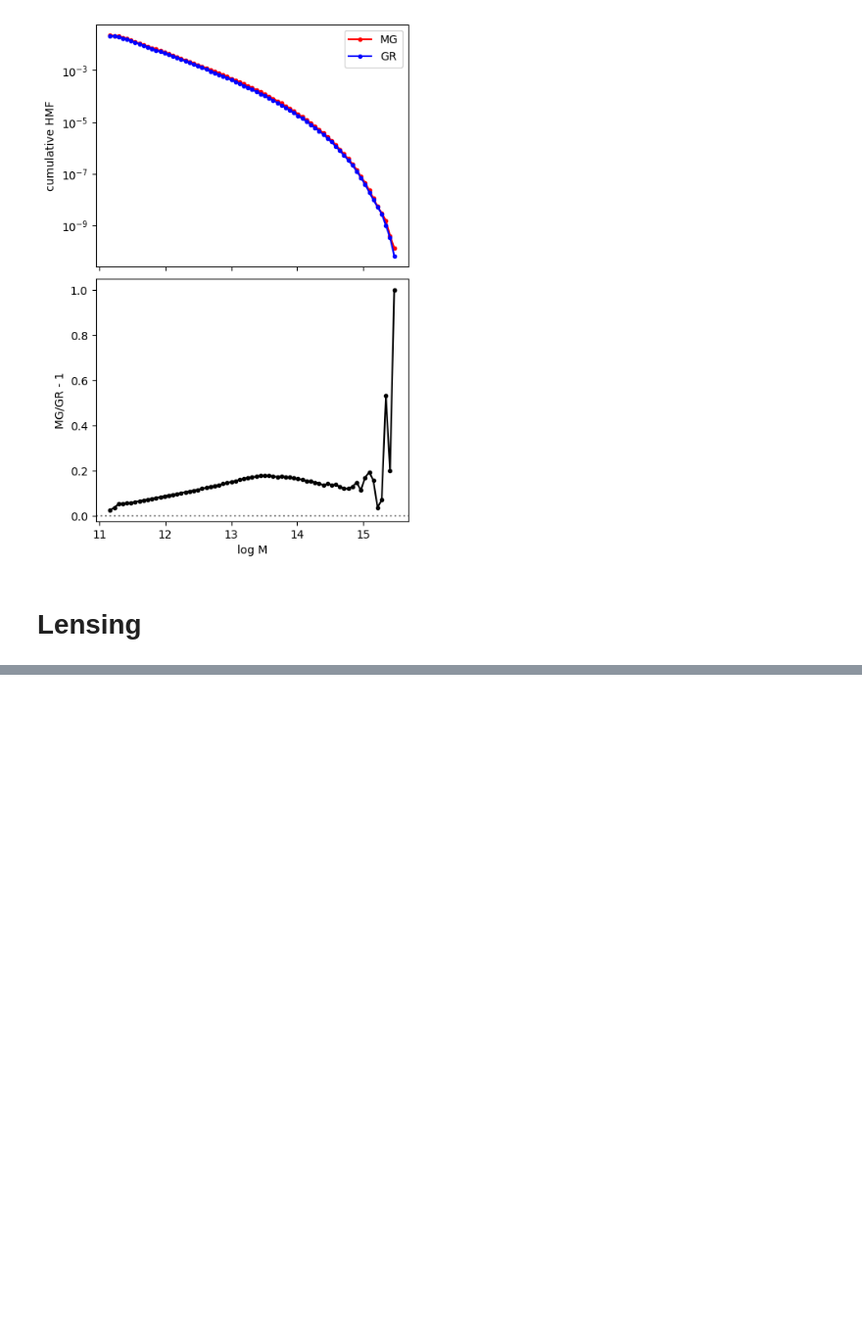
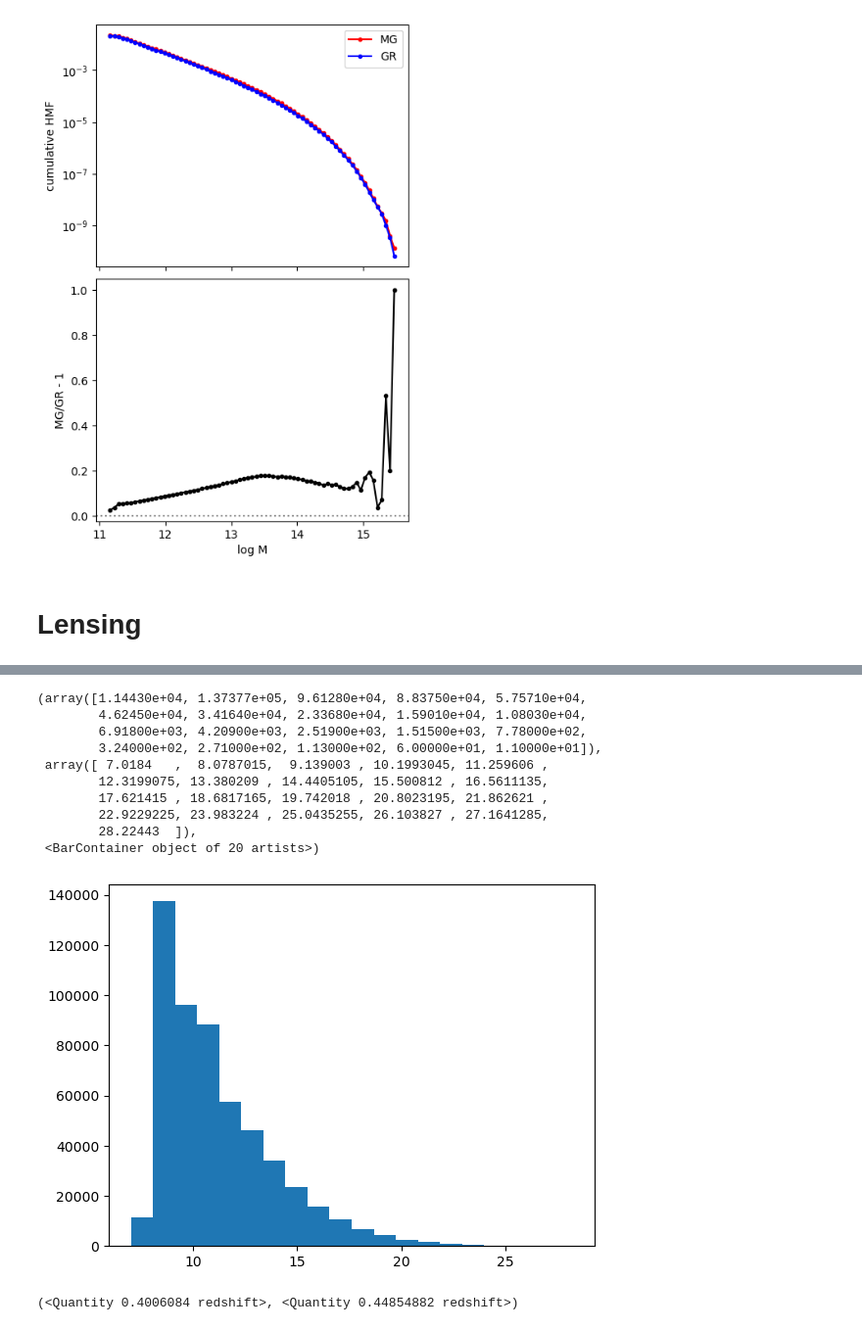
Before and after one commit to francaporaso/modified_gravity, a Jupyter notebook: tests.ipynb, the cells around one changed output, grey strips where cells are left out. Shown: that part at 98% size. Saved outputs shown, nothing was run; the diff lists cells and outputs as text; code cells hidden in the pictures; blank space fills up the shorter version.

```diff
--- a/tests.ipynb
+++ b/tests.ipynb
@@ -395,0 +369,14 @@ plt.scatter(L_fr[1],np.sin(np.pi*L_fr[2]/180.0),
+# %%
+plt.hist(L_fr[0], bins=20)
+# %% [output]
+(array([1.14430e+04, 1.37377e+05, 9.61280e+04, 8.83750e+04, 5.75710e+04,
+        4.62450e+04, 3.41640e+04, 2.33680e+04, 1.59010e+04, 1.08030e+04,
+        6.91800e+03, 4.20900e+03, 2.51900e+03, 1.51500e+03, 7.78000e+02,
+        3.24000e+02, 2.71000e+02, 1.13000e+02, 6.00000e+01, 1.10000e+01]),
+ array([ 7.0184   ,  8.0787015,  9.139003 , 10.1993045, 11.259606 ,
+        12.3199075, 13.380209 , 14.4405105, 15.500812 , 16.5611135,
+        17.621415 , 18.6817165, 19.742018 , 20.8023195, 21.862621 ,
+        22.9229225, 23.983224 , 25.0435255, 26.103827 , 27.1641285,
+        28.22443  ]),
+ <BarContainer object of 20 artists>)
+[figure, added]
@@ -395,0 +401,4 @@ plt.scatter(L_fr[1],np.sin(np.pi*L_fr[2]/180.0),
+# %%
+W(0.2,0.1)
+# %% [output]
+(<Quantity 0.4006084 redshift>, <Quantity 0.44854882 redshift>)
```
Also changed, not shown: parts of 20 cells of this notebook.
